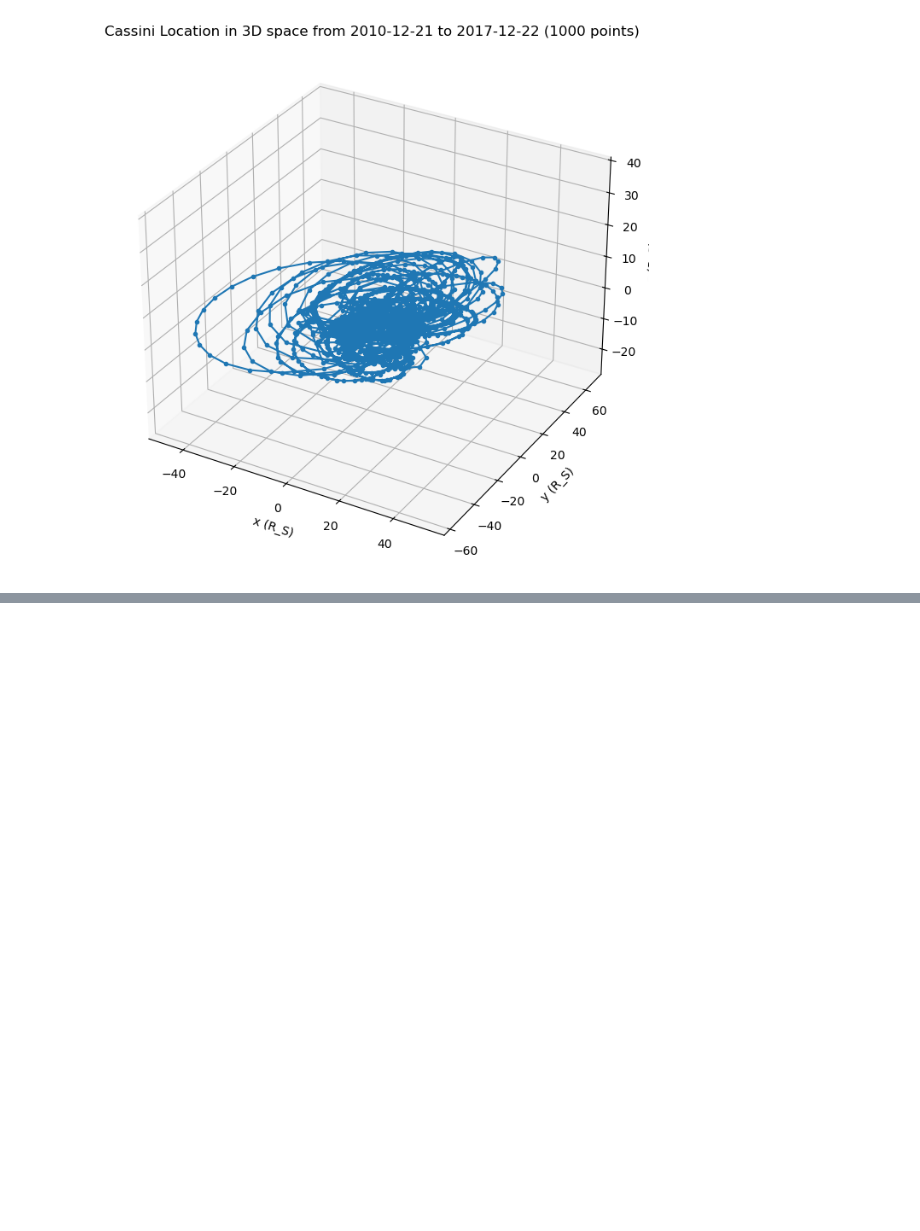
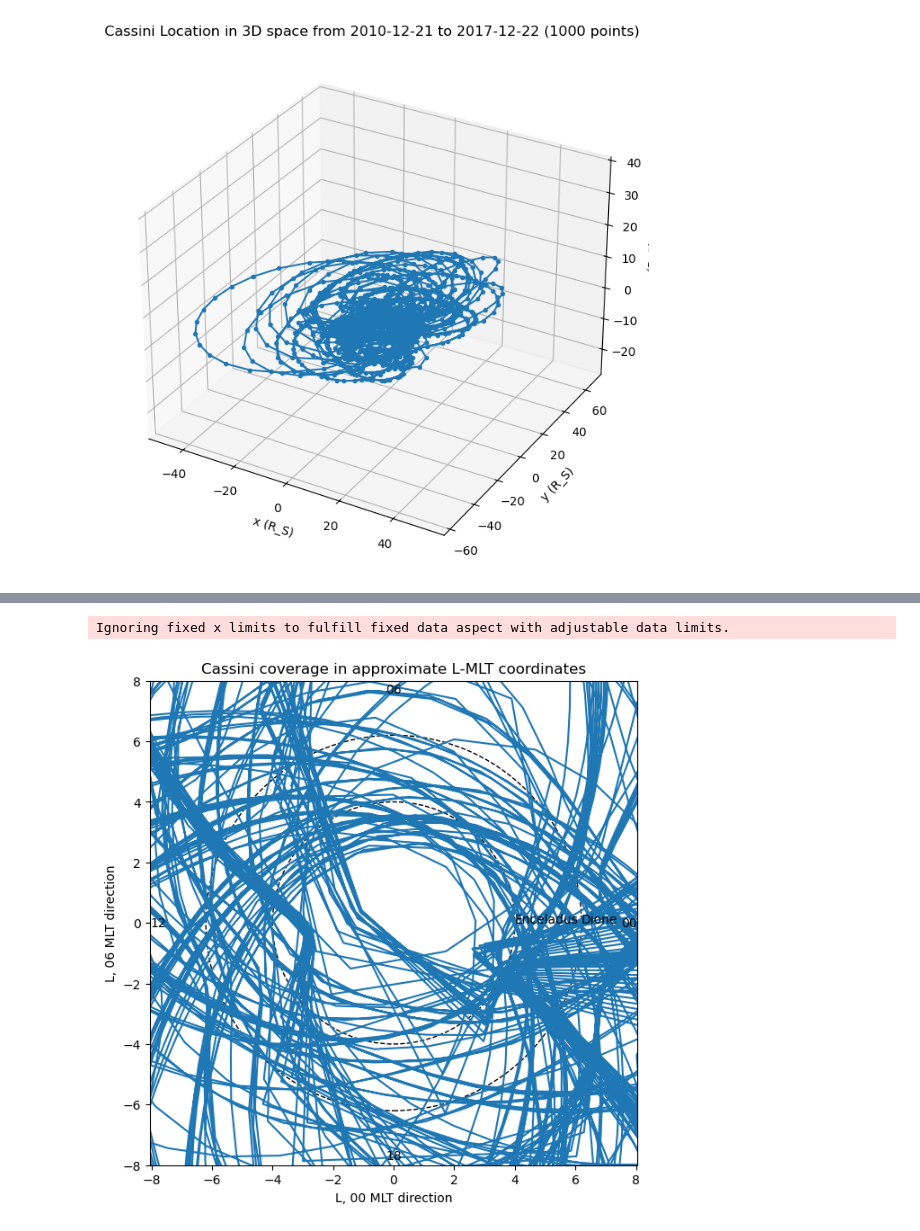
Before and after one commit to MaoChengzhi/saturn2025, a Jupyter notebook: use_spice.ipynb, the cells around one changed output, grey strips where cells are left out. Drawn from its saved outputs; the diff is of its cells as text; code cells hidden in the pictures; blank space fills up the shorter version.

```diff
--- a/use_spice.ipynb
+++ b/use_spice.ipynb
@@ -709,0 +906,37 @@ fig.show()
+# %%
+# Subsample for quick plotting
+df_plot = df_all.iloc[::100]
+
+theta = 2 * np.pi * (df_plot["MLT_hr"] / 24.0)
+
+# Put 00 MLT at +x, 06 at +y, 12 at -x, 18 at -y for paper-like polar display
+# Since theta=0 is 00 MLT:
+x = df_plot["L_approx"] * np.cos(theta)
+y = df_plot["L_approx"] * np.sin(theta)
+
+plt.figure(figsize=(7, 7))
+plt.plot(x, y)#, s=0.2)
+
+# Enceladus and Dione approximate L-shell circles
+for L, name in [(4.0, "Enceladus"), (6.2, "Dione")]:
+    circle = plt.Circle((0, 0), L, fill=False, linestyle="--")
+    plt.gca().add_patch(circle)
+    plt.text(L, 0, name)
+
+plt.axis("equal")
+plt.xlim(-8, 8)
+plt.ylim(-8, 8)
+
+plt.xlabel("L, 00 MLT direction")
+plt.ylabel("L, 06 MLT direction")
+plt.title("Cassini coverage in approximate L-MLT coordinates")
+
+plt.text(7.5, 0, "00", ha="left", va="center")
+plt.text(0, 7.5, "06", ha="center", va="bottom")
+plt.text(-7.5, 0, "12", ha="right", va="center")
+plt.text(0, -7.5, "18", ha="center", va="top")
+
+plt.show()
+# %% [output]
+Ignoring fixed x limits to fulfill fixed data aspect with adjustable data limits.
+[figure, added]
```
Also changed, not shown: parts of 15 cells of this notebook, 4 other files.
